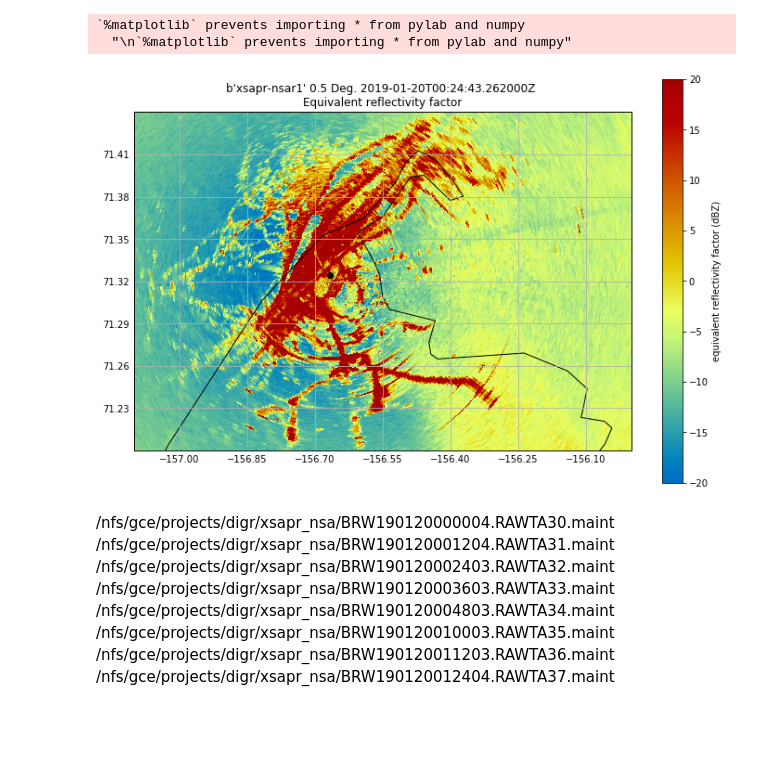
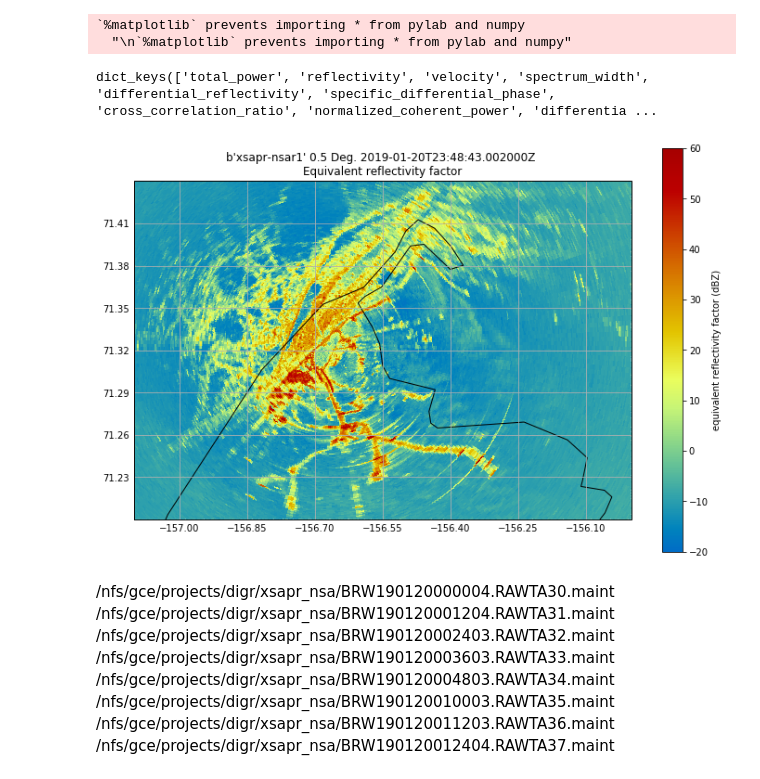
Before and after one commit to sylvanransom/seaice-utqiagvik, a Jupyter notebook: ReproduceGraphic.ipynb, the cells around one changed output. Drawn from its saved outputs; the diff is of its cells as text; code cells hidden in the pictures; blank space fills up the shorter version.

```diff
--- a/ReproduceGraphic.ipynb
+++ b/ReproduceGraphic.ipynb
@@ -32,32 +34,38 @@ from matplotlib.animation import FuncAnimation
 # %%
 #load sample data file for instructive usage
-radar = pyart.io.read('/nfs/gce/projects/digr/xsapr_nsa/BRW190120002403.RAWTA32.maint')
+jan_20_evening = glob.glob('/nfs/gce/projects/digr/xsapr_nsa/BRW1901202*')
+radar = pyart.io.read(jan_20_evening[2])
 rlon = -radar.longitude['data'][0]
 rlat = radar.latitude['data'][0]
+# %%
+radar.fields.keys()
+# %% [output]
+dict_keys(['total_power', 'reflectivity', 'velocity', 'spectrum_width', 'differential_reflectivity', 'specific_differential_phase', 'cross_correlation_ratio', 'normalized_coherent_power', 'differentia ...
 # %%
 display    = pyart.graph.RadarMapDisplay(radar)
 projection = ccrs.Mercator()#(central_latitude =radar.latitude ['data'][0],
                                    #central_longitude=radar.longitude['data'][0] )
 fig        = plt.figure(figsize = (12,8))
 
 
 # Plot data for one day
 display.plot_ppi_map('total_power', 1,
                      vmin = -20,
-                     vmax =  20,
+                     vmax =  60,
                      min_lon = -157.1, max_lon = -156,
                      min_lat =   71.2, max_lat =   71.44,
                      lon_lines = np.arange(-157.15,-155.95,.15),
                      lat_lines = np.arange(71.17, 71.47, .03),
                      resolution = '10m',
                      projection = projection,
                      # Add lines of lat and lon
                      lat_0=radar.latitude ['data'][0],
                      lon_0=radar.longitude['data'][0]
                     )
 # Add point demarkating location of xsapr  site
-display.plot_point(radar.longitude['data'][0], radar.latitude['data'][0], color = 'k')
+#display.plot_point(radar.longitude['data'][0], radar.latitude['data'][0], color = 'k')
 
-plt.show()
+#plt.show()
+plt.savefig('/home/sransom/pyth/papergraphics/total_power_map_sans_gatefilter.png',bbox_inches = 'tight')
 # %% [output]
-[figure, old version]
+[figure, new version]
```
Also changed, not shown: parts of 14 cells of this notebook, 3 other files.
